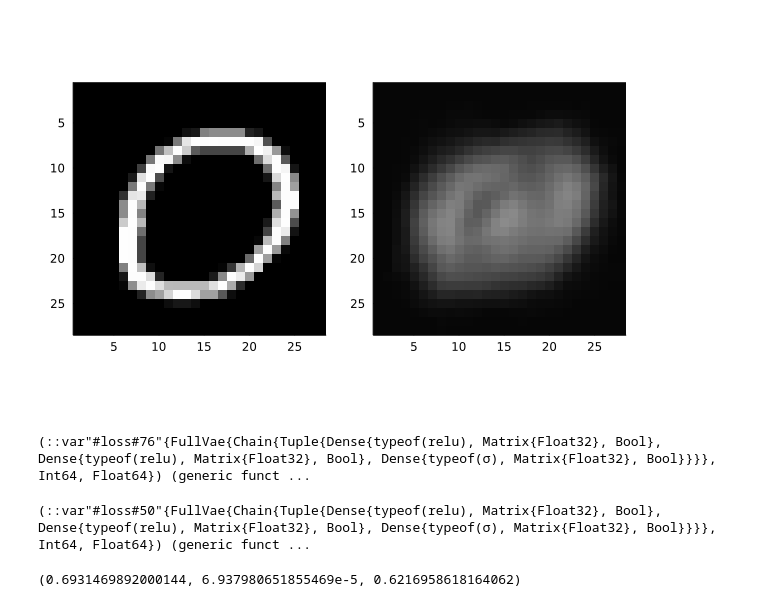
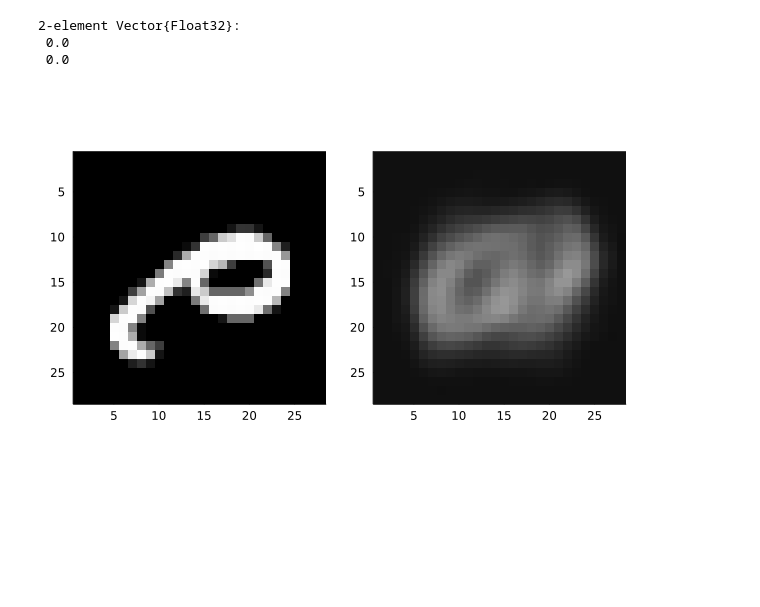
Before and after one commit to babhrujoshi/GNN_Isometries, a Jupyter notebook: reusefiles/recoverwithvae.ipynb, the cells around one changed output. Drawn from its saved outputs; the diff is of its cells as text; code cells hidden in the pictures; blank space fills up the shorter version.

Commit message:
working functional training

```diff
--- a/reusefiles/recoverwithvae.ipynb
+++ b/reusefiles/recoverwithvae.ipynb
@@ -12 +12,8 @@ openvaeloss (generic function with 1 method)
+# %%
+a = [1.0f0, 2.0f0]
+zero(a)
+# %% [output]
+2-element Vector{Float32}:
+ 0.0
+ 0.0
 # %%
@@ -14,22 +21,9 @@ openvaeloss (generic function with 1 method)
 # %%
-
 img = MNIST(Float32, :test).features[:, :, convert(Integer, ceil(5000.0*rand()))]
-recodedimg = reshape(model(reshape(img, :)), 28, 28)
+recovered_img = reshape(model(reshape(img, :), 100), 28, 28)
 plot(
-    plot(colorview(Gray, img)), plot(colorview(Gray, recodedimg))
+    plot(colorview(Gray, img)),
+    plot(colorview(Gray, recovered_img))
 )
 # %% [output]
-[figure, old version]
+[figure, new version]
-# %%
-lossfn = vaeloss(model, 1, 0.01)
-# %% [output]
-(::var"#loss#76"{FullVae{Chain{Tuple{Dense{typeof(relu), Matrix{Float32}, Bool}, Dense{typeof(relu), Matrix{Float32}, Bool}, Dense{typeof(σ), Matrix{Float32}, Bool}}}}, Int64, Float64}) (generic funct ...
-# %%
-
-lossfn = openvaeloss(model, 1, 0.01)
-# %% [output]
-(::var"#loss#50"{FullVae{Chain{Tuple{Dense{typeof(relu), Matrix{Float32}, Bool}, Dense{typeof(relu), Matrix{Float32}, Bool}, Dense{typeof(σ), Matrix{Float32}, Bool}}}}, Int64, Float64}) (generic funct ...
-# %%
-lossfn(reshape(img,:))
-# %% [output]
-(0.6931469892000144, 6.937980651855469e-5, 0.6216958618164062)
```
Also changed, not shown: parts of 11 cells of this notebook, 8 other files.
